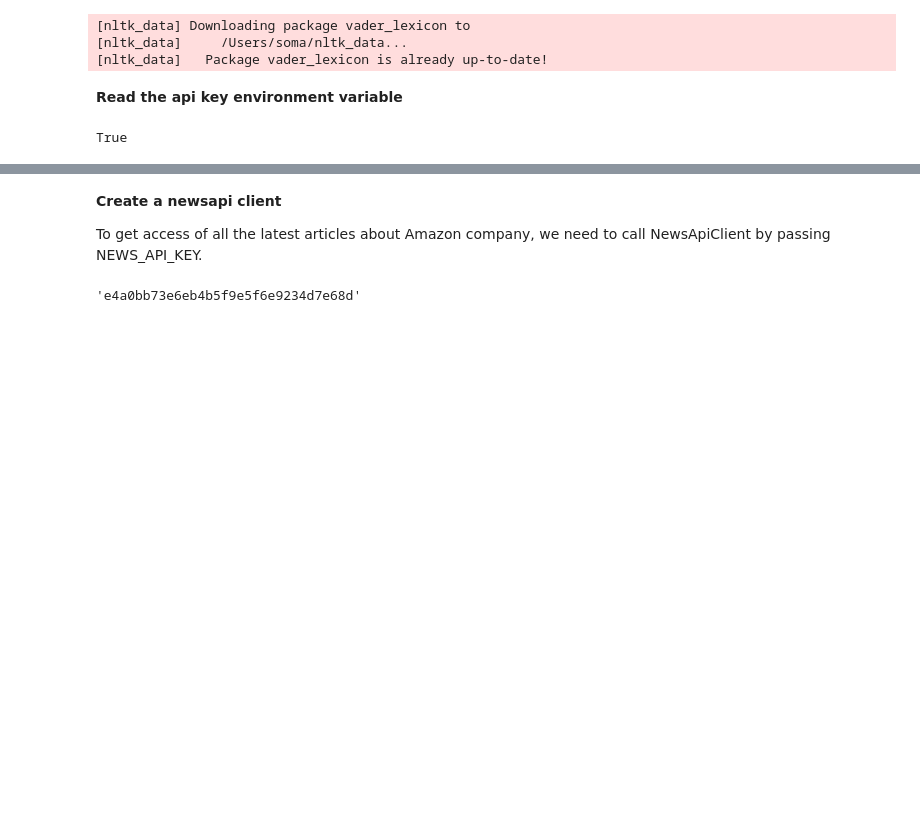
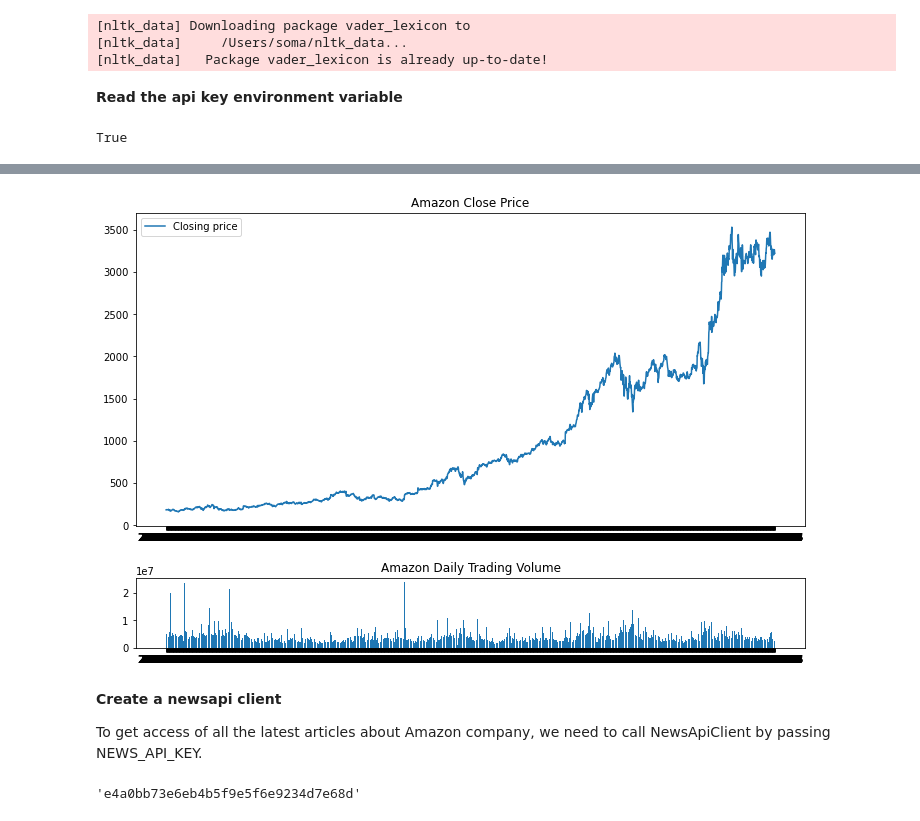
Before and after one commit to somyapanda/Project_2, a Jupyter notebook: Somya/sentiment_analysis_amzn_stock.ipynb, the cells around one changed output, grey strips where cells are left out. Drawn from its saved outputs; the diff is of its cells as text; code cells hidden in the pictures; blank space fills up the shorter version.

```diff
--- a/Somya/sentiment_analysis_amzn_stock.ipynb
+++ b/Somya/sentiment_analysis_amzn_stock.ipynb
@@ -25,0 +31,4 @@ True
+# %%
+file_path = Path('Resources/amzn_closing_prices.csv')
+amzn_df = pd.read_csv(file_path, infer_datetime_format=True, parse_dates=True)
+amzn_df.head()
@@ -25,0 +53,12 @@ True
+# %%
+top = plt.subplot2grid((4,4), (0, 0), rowspan=3, colspan=4)
+top.plot(amzn_df['Date'], amzn_df['Close'], label = 'Closing price')
+plt.title('Amazon Close Price')
+plt.legend(loc=2)
+bottom = plt.subplot2grid((4,4), (3,0), rowspan=1, colspan=4)
+bottom.bar(amzn_df["Date"], amzn_df["Volume"])
+plt.title('Amazon Daily Trading Volume')
+plt.gcf().set_size_inches(12,8)
+plt.subplots_adjust(hspace=0.75)
+# %% [output]
+[figure, added]
```
Also changed, not shown: parts of 21 cells of this notebook.
